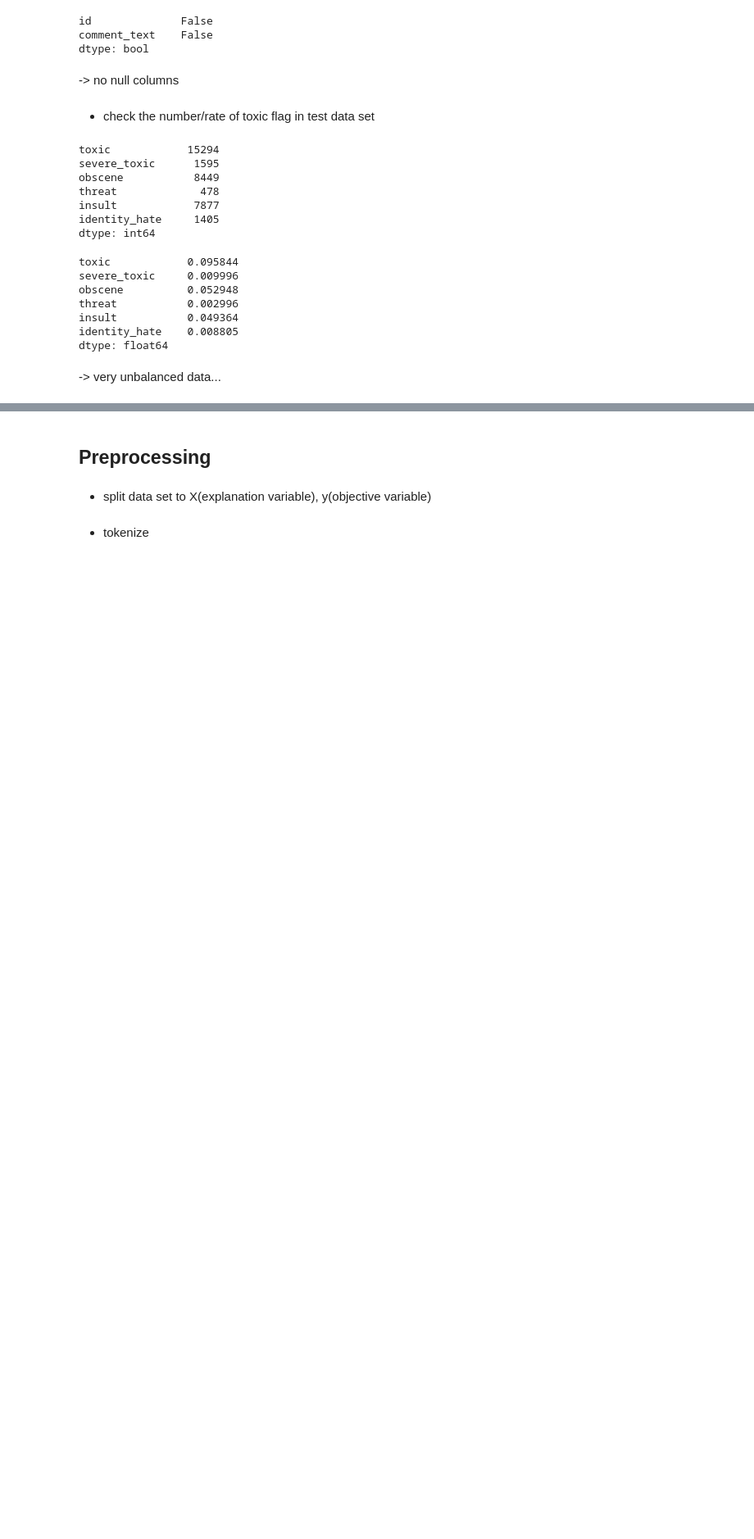
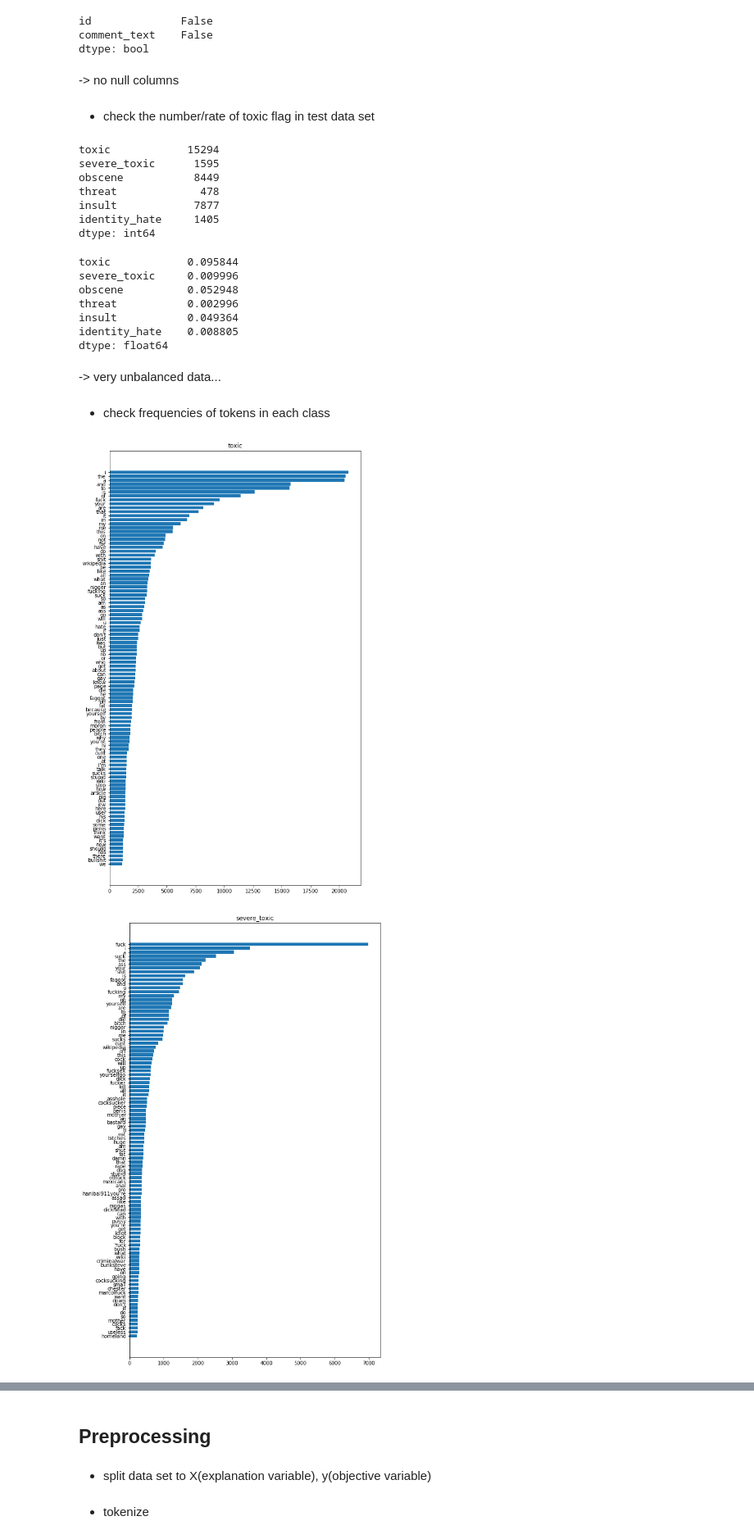
Before and after one commit to moumoutky/ToxicTextCommentClassification, a Jupyter notebook: toxic_comment_classification.ipynb, the cells around one changed output, grey strips where cells are left out. Shown at 82% size. Drawn from its saved outputs; the diff is of its cells as text; code cells hidden in the pictures; blank space fills up the shorter version.

```diff
--- a/toxic_comment_classification.ipynb
+++ b/toxic_comment_classification.ipynb
@@ -154,3 +118,23 @@ identity_hate    0.008805
 dtype: float64
 # %% [markdown]
 -> very unbalanced data...
+# %% [markdown]
+* check frequencies of tokens in each class
+# %%
+list_classes = ["toxic", "severe_toxic", "obscene", "threat", "insult", "identity_hate"]
+num_tokens = 20000
+num_xcoord_words = 100
+
+for word in list_classes:
+    toxic_comment = train.query(word+'==1')['comment_text']
+    tokenizer = Tokenizer(num_words=num_tokens)
+    tokenizer.fit_on_texts(list(toxic_comment))
+    token_toxic = sorted(tokenizer.word_counts.items(), key = lambda x: x[1], reverse=True)
+
+    plt.figure(figsize=(9, 16))
+    plt.title(word)
+    plt.barh([token_toxic[num_xcoord_words-x][0] for x in range(num_xcoord_words)],
+             [token_toxic[num_xcoord_words-x][1] for x in range(num_xcoord_words)],)
+# %% [output]
+[figure, added]
+[figure, added]
```
Also changed, not shown: parts of 14 cells of this notebook, 4 other files.
